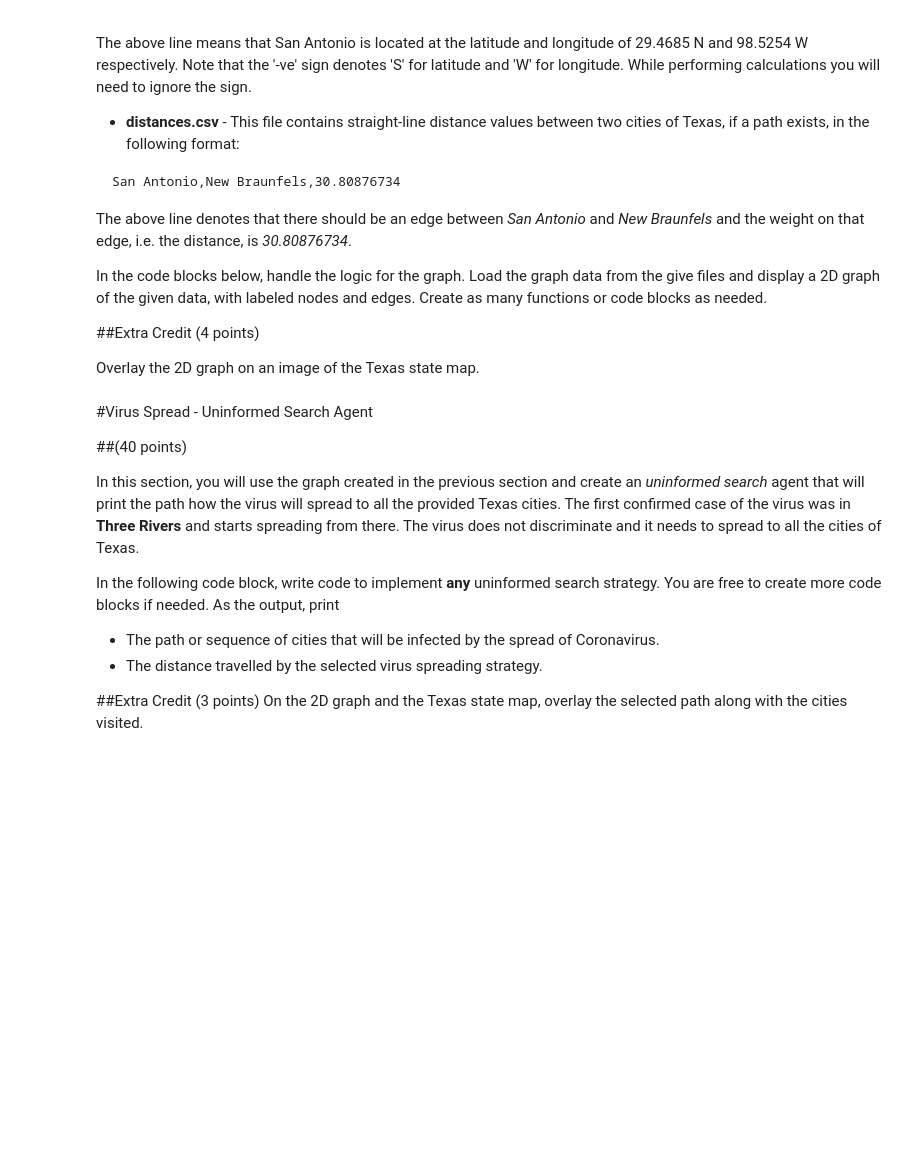
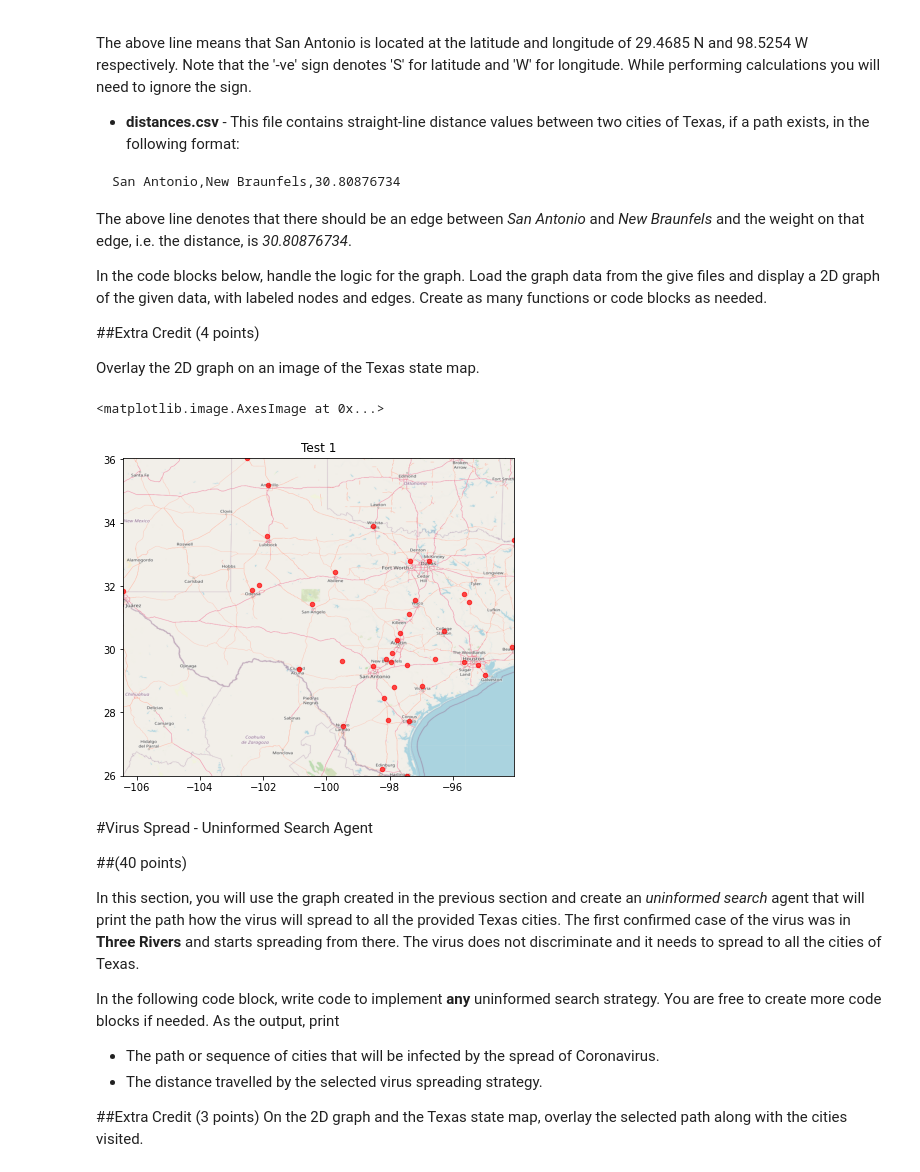
Before and after one commit to michaelchapa/ai_a1_coronaVirus_Texas_search, a Jupyter notebook: CS3793_5233_assignment1_dvo473.ipynb, the cells around one changed output. Saved outputs shown, nothing was run; the diff lists cells and outputs as text; code cells hidden in the pictures; blank space fills up the shorter version.

```diff
--- a/CS3793_5233_assignment1_dvo473.ipynb
+++ b/CS3793_5233_assignment1_dvo473.ipynb
@@ -63,9 +63,20 @@ distances = pd.read_csv('https://raw.githubusercontent.com/michaelchapa/ai_a1_co
 cities = pd.read_csv('https://raw.githubusercontent.com/michaelchapa/ai_a1_coronaVirus_Texas_search/master/cities.csv', names = ["city", "latitude", "longitude"])
 # %%
 # Display a 2D graph of the given data.
-coordinates = cities.iloc[:, 1:] #.abs()
+coordinates = cities.iloc[:, 1:]
 BoundingBox = (coordinates.longitude.min(), coordinates.longitude.max(), coordinates.latitude.min(), coordinates.latitude.max())
 texasMap = plt.imread('https://raw.githubusercontent.com/michaelchapa/ai_a1_coronaVirus_Texas_search/master/texas.png')
+fig, ax = plt.subplots(figsize = (7, 8))
+ax.scatter(coordinates.longitude, coordinates.latitude, zorder = 1, alpha = .7, c = 'r', s = 20)
+
+ax.set_title('Test 1')
+ax.set_xlim(BoundingBox[0], BoundingBox[1])
+ax.set_ylim(BoundingBox[2], BoundingBox[3])
+
+ax.imshow(texasMap, zorder = 0, extent = BoundingBox, aspect = 'equal')
+# %% [output]
+<matplotlib.image.AxesImage at 0x...>
+[figure, added]
 # %% [markdown]
 #Virus Spread - Uninformed Search Agent
 
```
